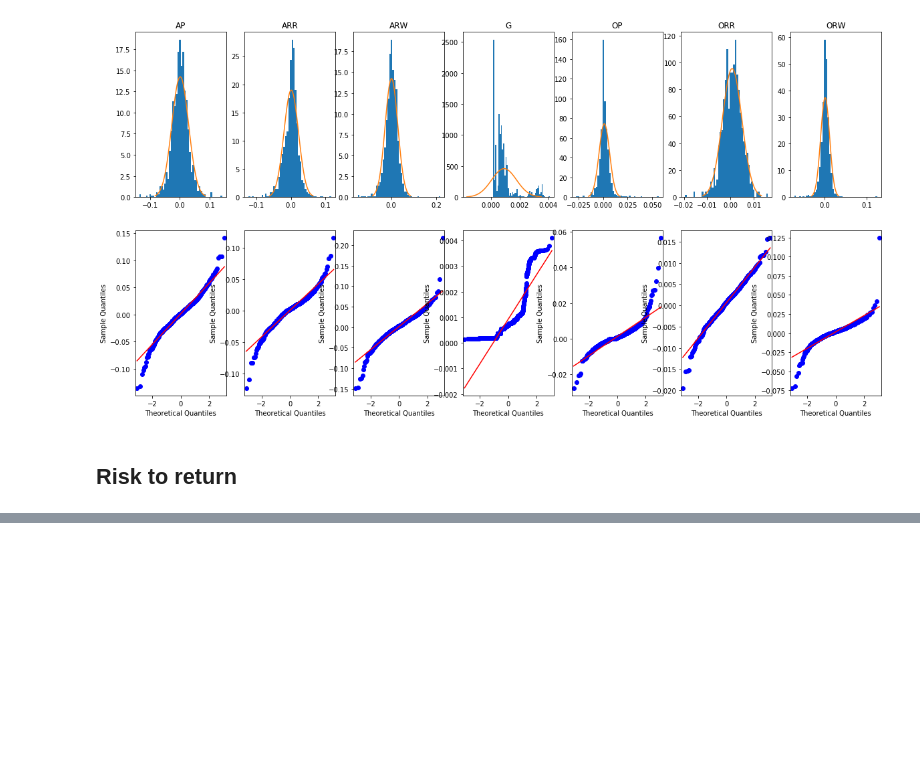
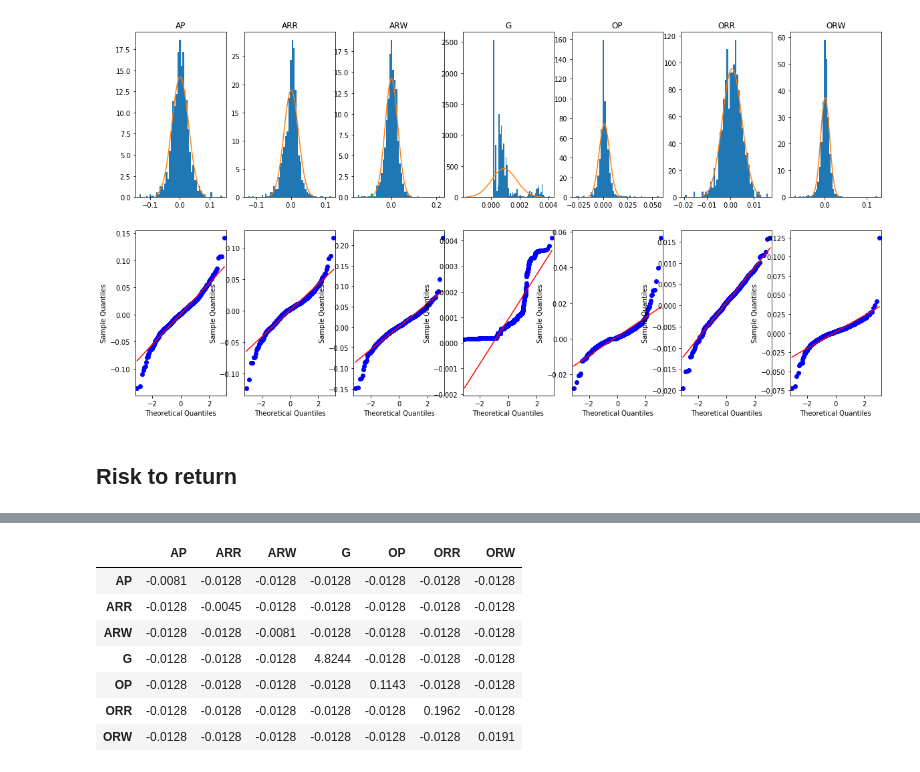
Before and after one commit to kowaalczyk/quant-invest, a Jupyter notebook: Weekly.ipynb, the cells around one changed output, grey strips where cells are left out. Drawn from its saved outputs; the diff is of its cells as text; code cells hidden in the pictures; blank space fills up the shorter version.

```diff
--- a/Weekly.ipynb
+++ b/Weekly.ipynb
@@ -106,0 +111,15 @@ sns.lmplot('SRRI', 'Mean_Returns', data=risk_return, hue='type', fit_reg=False)
+# %%
+std_cov = w_returns.cov()
+lw_cov = LedoitWolf().fit(w_returns).covariance_
+prct_change = (lw_cov-std_cov)/std_cov
+# %%
+round(prct_change, 4)
+# %% [output]
+|  | AP | ARR | ARW | G | OP | ORR | ORW |
+| AP | -0.0081 | -0.0128 | -0.0128 | -0.0128 | -0.0128 | -0.0128 | -0.0128 |
+| ARR | -0.0128 | -0.0045 | -0.0128 | -0.0128 | -0.0128 | -0.0128 | -0.0128 |
+| ARW | -0.0128 | -0.0128 | -0.0081 | -0.0128 | -0.0128 | -0.0128 | -0.0128 |
+| G | -0.0128 | -0.0128 | -0.0128 | 4.8244 | -0.0128 | -0.0128 | -0.0128 |
+| OP | -0.0128 | -0.0128 | -0.0128 | -0.0128 | 0.1143 | -0.0128 | -0.0128 |
+| ORR | -0.0128 | -0.0128 | -0.0128 | -0.0128 | -0.0128 | 0.1962 | -0.0128 |
+| ORW | -0.0128 | -0.0128 | -0.0128 | -0.0128 | -0.0128 | -0.0128 | 0.0191 |
```
Also changed, not shown: parts of 4 cells of this notebook, 8 other files.
